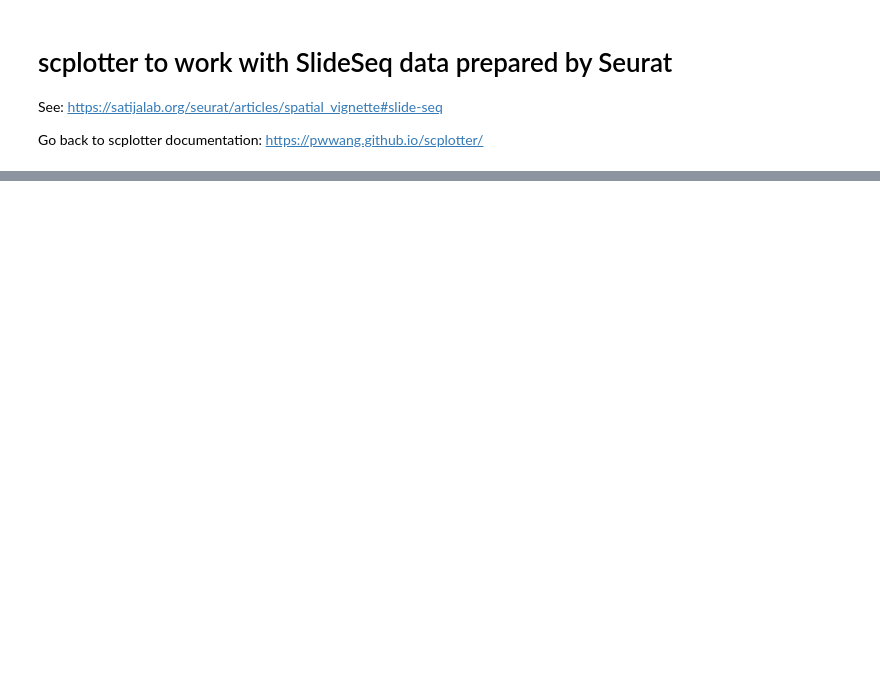
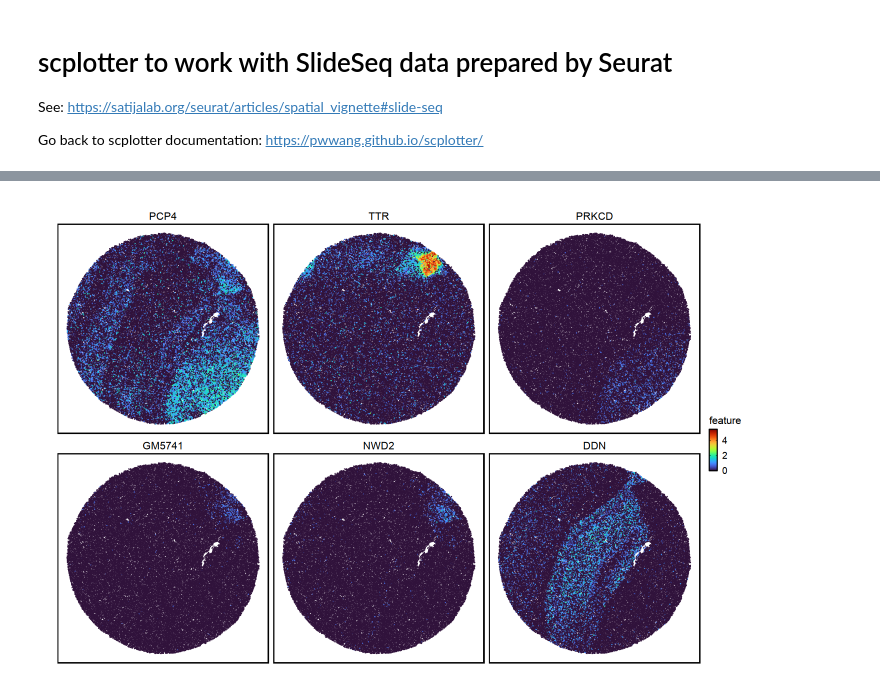
Before and after one commit to pwwang/scplotter, a Jupyter notebook: notebooks/spatial/Seurat.SlideSeq.ipynb, the cells around one changed output, grey strips where cells are left out. Saved outputs shown, nothing was run; the diff lists cells and outputs as text; code cells hidden in the pictures; blank space fills up the shorter version.

```diff
--- a/notebooks/spatial/Seurat.SlideSeq.ipynb
+++ b/notebooks/spatial/Seurat.SlideSeq.ipynb
@@ -36,0 +72,7 @@ p1 + p2
+# %%
+options(repr.plot.width = 12, repr.plot.height = 8)
+
+SpatialFeaturePlot(slide.seq, points_size = 0.1,
+    features = c("PCP4", "TTR", "PRKCD", "GM5741", "NWD2", "DDN"))
+# %% [output]
+[figure, added]
```
Also changed, not shown: parts of 5 cells of this notebook, 6 other files.
